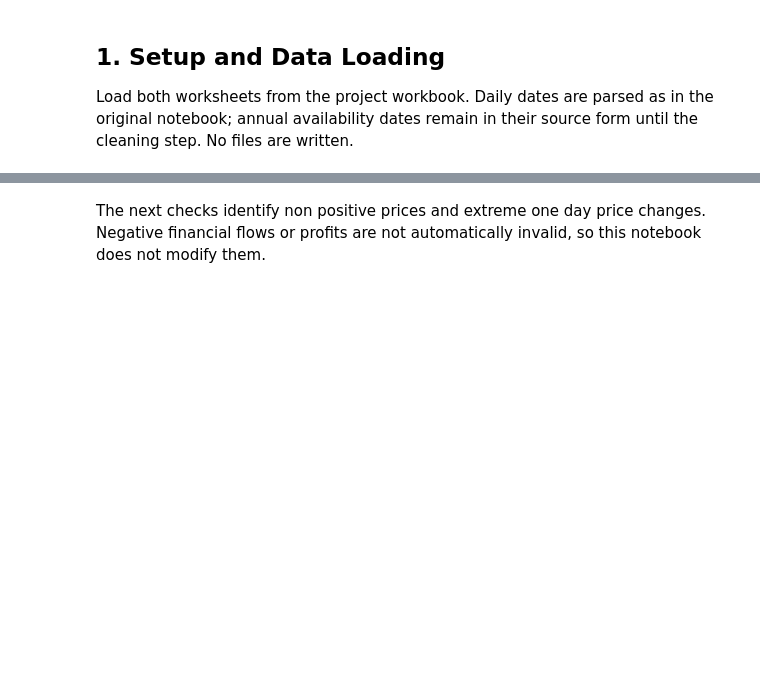
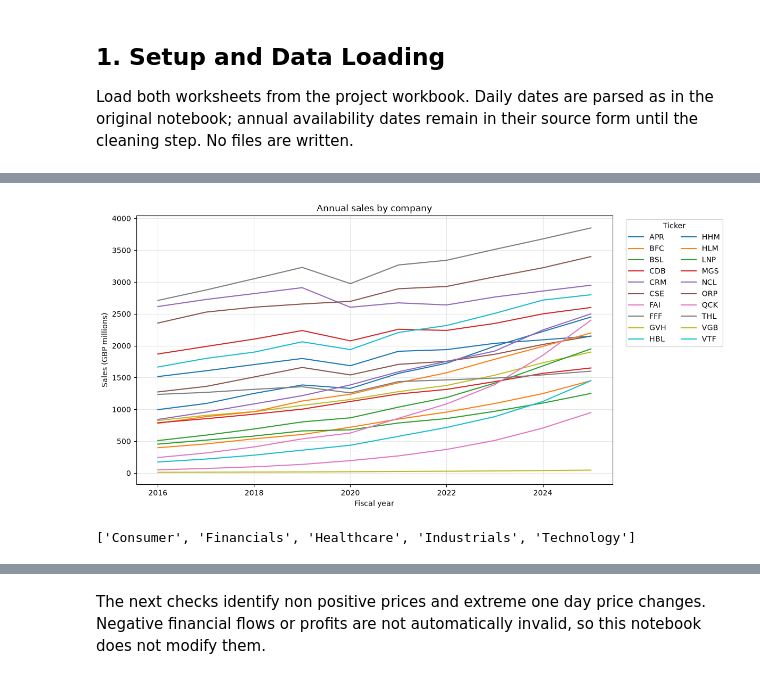
Before and after one commit to jansonsport/portfolio_selection_jupiter, a Jupyter notebook: notebooks/data_exploration.ipynb, the cells around one changed output, grey strips where cells are left out. Cells and saved outputs as stored; diff of their text form; code cells hidden in the pictures; blank space fills up the shorter version.

```diff
--- a/notebooks/data_exploration.ipynb
+++ b/notebooks/data_exploration.ipynb
@@ -68,0 +254,37 @@ print("Invalid trading dates:", price_dates.isna().sum())
+# %%
+fig, ax = plt.subplots(figsize=(12, 6))
+for ticker, company_data in annual_figures.groupby("ticker", sort=True):
+    company_data = company_data.sort_values("year")
+    ax.plot(company_data["year"], company_data["sales_gbp_m"], label=ticker)
+
+ax.set(
+    title="Annual sales by company",
+    xlabel="Fiscal year",
+    ylabel="Sales (GBP millions)",
+)
+ax.grid(alpha=0.3)
+ax.legend(
+    title="Ticker", bbox_to_anchor=(1.02, 1), loc="upper left", ncol=2
+)
+fig.tight_layout()
+plt.show()
+# %% [output]
+[figure, added]
+# %%
+# Uncomment this block and change the sector name to plot one sector only.
+# selected_sector = "Technology"
+# sector_data = annual_figures.loc[annual_figures["sector"].eq(selected_sector)]
+# fig, ax = plt.subplots(figsize=(12, 6))
+# for ticker, company_data in sector_data.groupby("ticker", sort=True):
+#     company_data = company_data.sort_values("year")
+#     ax.plot(company_data["year"], company_data["sales_gbp_m"], label=ticker)
+# ax.set(title=f"Annual sales: {selected_sector}", xlabel="Fiscal year", ylabel="Sales (GBP millions)")
+# ax.grid(alpha=0.3)
+# ax.legend(title="Ticker", bbox_to_anchor=(1.02, 1), loc="upper left")
+# fig.tight_layout()
+# plt.show()
+
+# To see the available sector names, run:
+display(sorted(annual_figures["sector"].dropna().unique()))
+# %% [output]
+['Consumer', 'Financials', 'Healthcare', 'Industrials', 'Technology']
```
Also changed, not shown: parts of 39 cells of this notebook, 22 other files.
